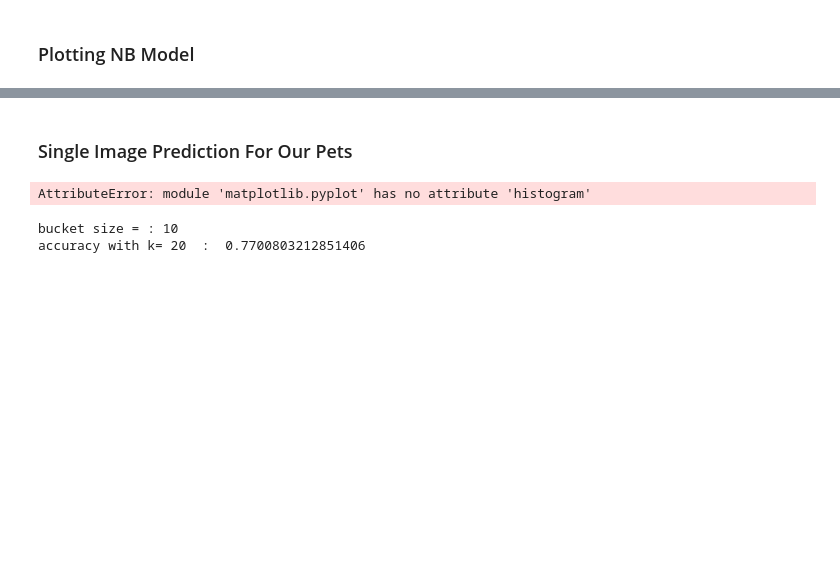
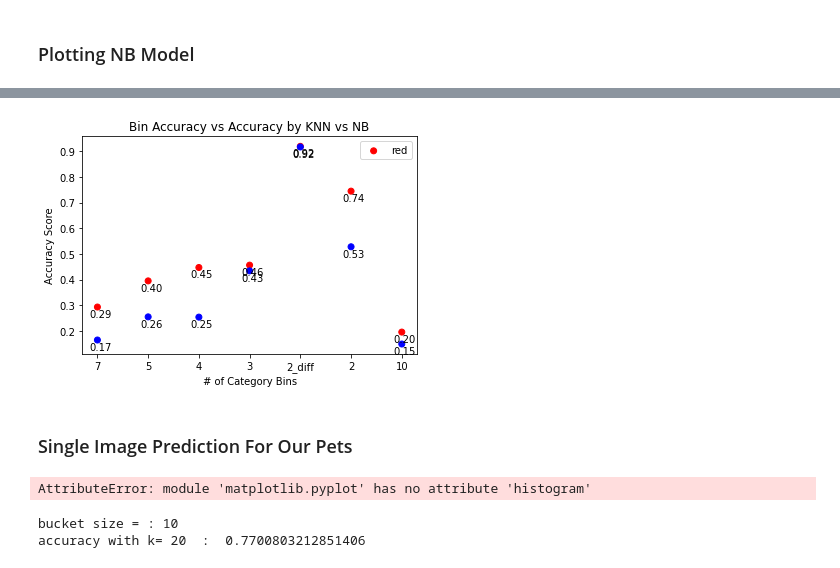
Before and after one commit to apschlissel/w207-final-project, a Jupyter notebook: Alex/Final_Model_AB.ipynb, the cells around one changed output, grey strips where cells are left out. Drawn from its saved outputs; the diff is of its cells as text; code cells hidden in the pictures; blank space fills up the shorter version.

```diff
--- a/Alex/Final_Model_AB.ipynb
+++ b/Alex/Final_Model_AB.ipynb
@@ -1072,0 +1077,16 @@ plt.legend(nb_accuracies_df.stored_a,)
+# %%
+nb_df = nb_accuracies_df.groupby(['stored_buckets']).mean()
+knn_df = accuracies_df.groupby(['stored_buckets']).mean()
+
+nb_df['source'] = "NB"
+knn_df['source'] = "KNN"
+
+nb_df = nb_df.drop(columns = ['stored_a'])
+knn_df = knn_df.drop(columns = ['stored_k'])
+# print(knn_df)
+# print(nb_df)
+
+final_df = knn_df.append(nb_df)
+final_df['colors'] = np.where(final_df['source'] == 'KNN', 'red', 'blue')
+final_df = final_df.sort_index(ascending=False)
+final_df
@@ -1073,3 +1110,23 @@ plt.legend(nb_accuracies_df.stored_a,)
+# %%
+
+plt.scatter(final_df.index, final_df.stored_accuracies, c = final_df.colors)
+
+for x, y in zip(final_df.index, final_df.stored_accuracies):
+
+    label = "{:.2f}".format(y)
+
+    plt.annotate(label,
+                (x, y),
+                textcoords = "offset points",
+                xytext = (3,-10),
+                ha = 'center')
+plt.title("Bin Accuracy vs Accuracy by KNN vs NB")
+plt.xlabel("# of Category Bins")
+plt.ylabel("Accuracy Score")
+plt.legend(final_df.colors,)
+plt.show()
+# %% [output]
+[figure, added]
 # %% [markdown]
 ### Single Image Prediction For Our Pets
 # %%
```
Also changed, not shown: parts of 18 cells of this notebook.
